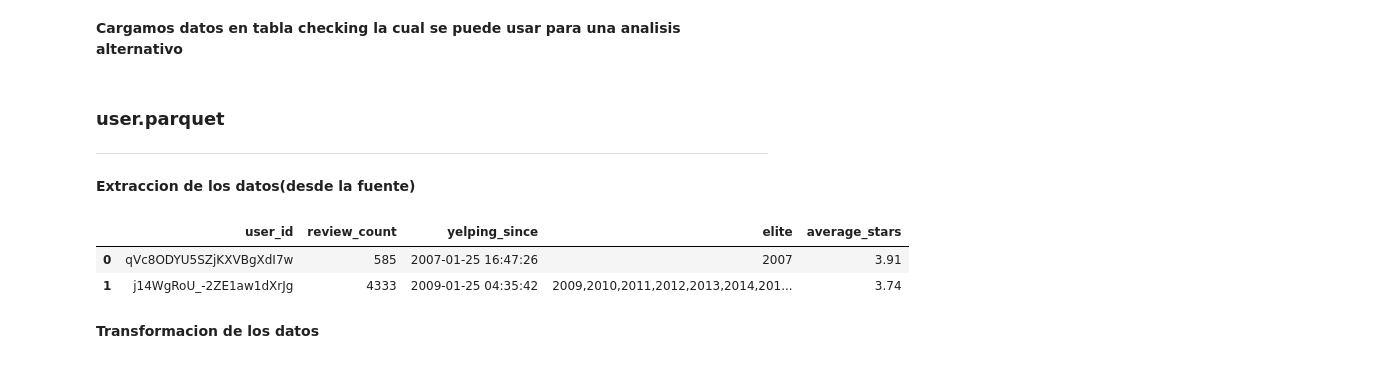
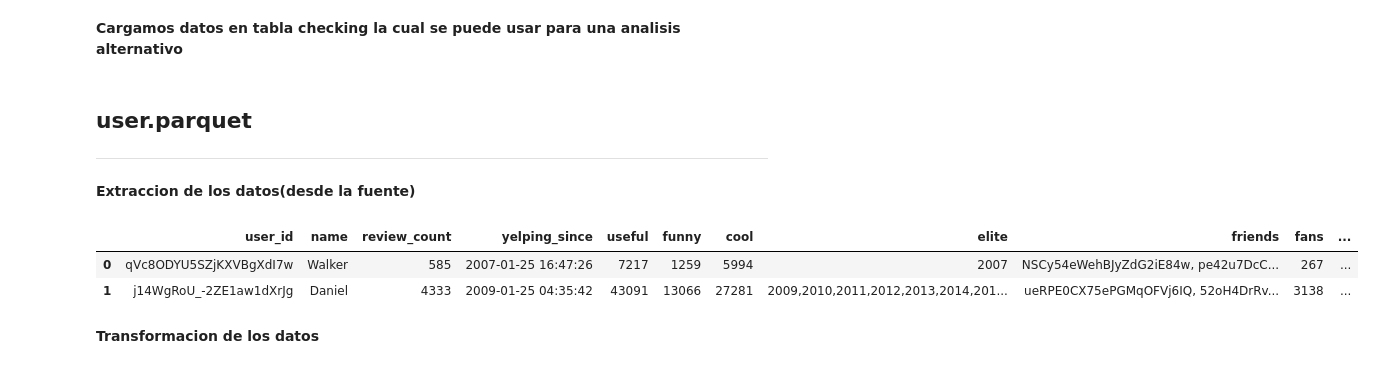
Before and after one commit to Datalogia/PG_12, a Jupyter notebook: ETL_Yelp_Gmaps.ipynb, the cells around one changed output. Saved outputs shown, nothing was run; the diff lists cells and outputs as text; code cells hidden in the pictures.

```diff
--- a/ETL_Datos_Yelp_Gmaps.ipynb
+++ b/ETL_Yelp_Gmaps.ipynb
@@ -54,17 +64,17 @@ df_desanidado = pd.DataFrame(desanidados, columns=['business_id', 'hour', 'fecha
 # %%
 df_desanidado.to_csv('checkin.csv', index=False)
 # %% [markdown]
-### **user.parquet**
+## **user.parquet**
 ---
 # %% [markdown]
 **Extraccion de los datos(desde la fuente)**
 # %%
-df_y1=pd.read_parquet('/content/drive/MyDrive/P_F_H/user_y.parquet')
+df_y1=pd.read_parquet('/content/drive/MyDrive/P_F_H/user.parquet')
 df_y1.head(2)
 # %% [output]
-|  | user_id | review_count | yelping_since | elite | average_stars |
-| 0 | qVc8ODYU5SZjKXVBgXdI7w | 585 | 2007-01-25 16:47:26 | 2007 | 3.91 |
-| 1 | j14WgRoU_-2ZE1aw1dXrJg | 4333 | 2009-01-25 04:35:42 | 2009,2010,2011,2012,2013,2014,201... | 3.74 |
+|  | user_id | name | review_count | yelping_since | useful | funny | cool | elite | friends | fans | ... |
+| 0 | qVc8ODYU5SZjKXVBgXdI7w | Walker | 585 | 2007-01-25 16:47:26 | 7217 | 1259 | 5994 | 2007 | NSCy54eWehBJyZdG2iE84w, pe42u7DcC... | 267 | ... |
+| 1 | j14WgRoU_-2ZE1aw1dXrJg | Daniel | 4333 | 2009-01-25 04:35:42 | 43091 | 13066 | 27281 | 2009,2010,2011,2012,2013,2014,201... | ueRPE0CX75ePGMqOFVj6IQ, 52oH4DrRv... | 3138 | ... |
 # %% [markdown]
 **Transformacion de los datos**
 # %% [markdown]
```
Also changed, not shown: parts of 69 cells of this notebook.
